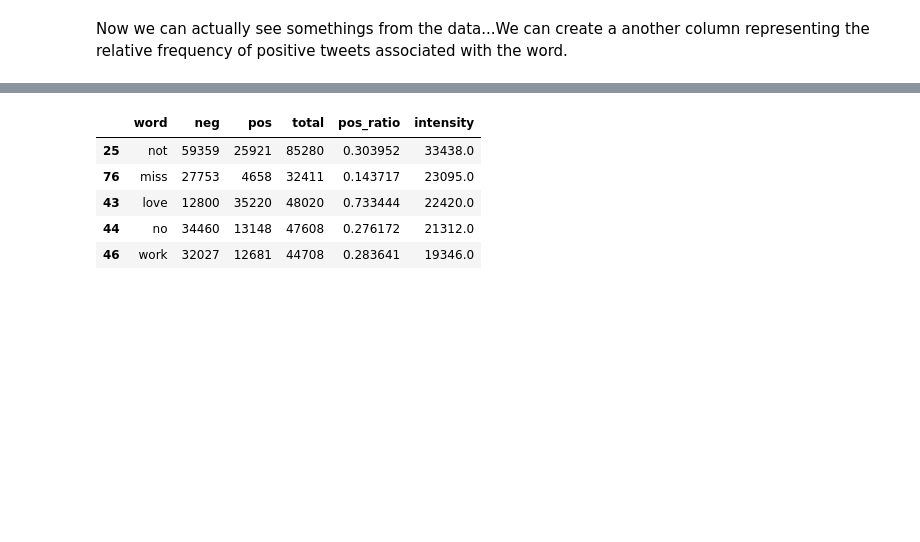
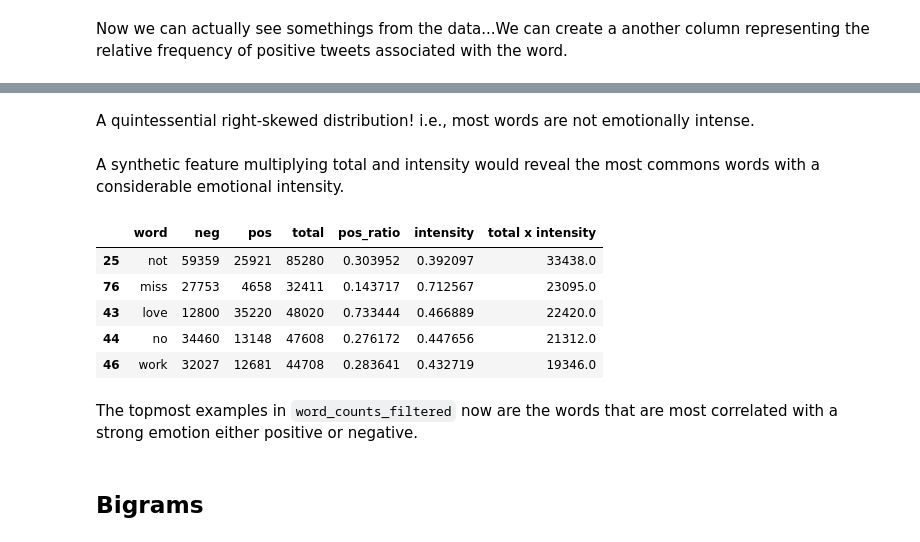
Before and after one commit to I7T5/SentimentNLP, a Jupyter notebook: project.ipynb, the cells around one changed output, grey strips where cells are left out. Saved outputs shown, nothing was run; the diff lists cells and outputs as text; code cells hidden in the pictures; blank space fills up the shorter version.

```diff
--- a/project.ipynb
+++ b/project.ipynb
@@ -75,3 +65,8 @@ sns.set_theme(style="whitegrid")
 print(f"Total number of examples: {df['target'].value_counts().sum()}")
 # %% [output]
 Total number of examples: 1600000
+# %%
+# Helpful constants
+
+NUMBER_OF_TARGET_VALUES = 2
+TOTAL_NUMBER_OF_EXAMPLES = 16000000
@@ -213,7 +210,7 @@ Now we can actually see somethings from the data...We can create a another colum
 # generated by GitHub Copilot with minor edits
 
 word_counts_filtered_df['pos_ratio'] = word_counts_filtered_df['pos'] / word_counts_filtered_df['total']
-word_counts_filtered_df['intensity'] = abs(word_counts_filtered_df['pos_ratio'] - 0.5) / 0.5  # [0, 1], how strongly the word is correlated with either positive or negative
+word_counts_filtered_df.loc[:, 'intensity'] = abs(word_counts_filtered_df['pos_ratio'] - 0.5) / 0.5  # [0, 1], how strongly the word is correlated with either positive or negative
 word_counts_filtered_df = word_counts_filtered_df.sort_values(by='intensity', ascending=False)
 
 word_counts_filtered_df.head()
@@ -239,3 +233,0 @@ This is not good...we'll remove the values that only occurs once in the whole da
-# %%
-word_counts_filtered_df = word_counts_filtered_df[word_counts_filtered_df['total'] > 10]
-word_counts_filtered_df.head()
@@ -252,0 +241,5 @@ A synthetic feature weighting total and intensity would be helpful.
+# %%
+threshhold: float = 0.0001  # minimum relative frequency; play with this
+
+word_counts_filtered_df = word_counts_filtered_df[word_counts_filtered_df['total'] > threshhold * TOTAL_NUMBER_OF_EXAMPLES]
+word_counts_filtered_df.head()
@@ -253,12 +276,20 @@ A synthetic feature weighting total and intensity would be helpful.
+# %% [markdown]
+A quintessential right-skewed distribution! i.e., most words are not emotionally intense.
+# %% [markdown]
+A synthetic feature multiplying total and intensity would reveal the most commons words with a considerable emotional intensity.
 # %%
 # modify intensity to account for trustworthiness / quantity / total
-word_counts_filtered_df['intensity'] = abs(word_counts_filtered_df['pos_ratio'] - 0.5) / 0.5 * word_counts_filtered_df['total']
-word_counts_filtered_df = word_counts_filtered_df.sort_values(by='intensity', ascending=False)
+word_counts_filtered_df['total x intensity'] = (word_counts_filtered_df['intensity'] * word_counts_filtered_df['total'])
+word_counts_filtered_df = word_counts_filtered_df.sort_values(by='total x intensity', ascending=False)
 word_counts_filtered_df.head()
 # %% [output]
-|  | word | neg | pos | total | pos_ratio | intensity |
-| 25 | not | 59359 | 25921 | 85280 | 0.303952 | 33438.0 |
-| 76 | miss | 27753 | 4658 | 32411 | 0.143717 | 23095.0 |
-| 43 | love | 12800 | 35220 | 48020 | 0.733444 | 22420.0 |
-| 44 | no | 34460 | 13148 | 47608 | 0.276172 | 21312.0 |
-| 46 | work | 32027 | 12681 | 44708 | 0.283641 | 19346.0 |
+|  | word | neg | pos | total | pos_ratio | intensity | total x intensity |
+| 25 | not | 59359 | 25921 | 85280 | 0.303952 | 0.392097 | 33438.0 |
+| 76 | miss | 27753 | 4658 | 32411 | 0.143717 | 0.712567 | 23095.0 |
+| 43 | love | 12800 | 35220 | 48020 | 0.733444 | 0.466889 | 22420.0 |
+| 44 | no | 34460 | 13148 | 47608 | 0.276172 | 0.447656 | 21312.0 |
+| 46 | work | 32027 | 12681 | 44708 | 0.283641 | 0.432719 | 19346.0 |
+# %% [markdown]
+The topmost examples in `word_counts_filtered` now are the words that are most correlated with a strong emotion either positive or negative.
+# %% [markdown]
+## Bigrams
```
Also changed, not shown: parts of 19 cells of this notebook, 1 other file.
